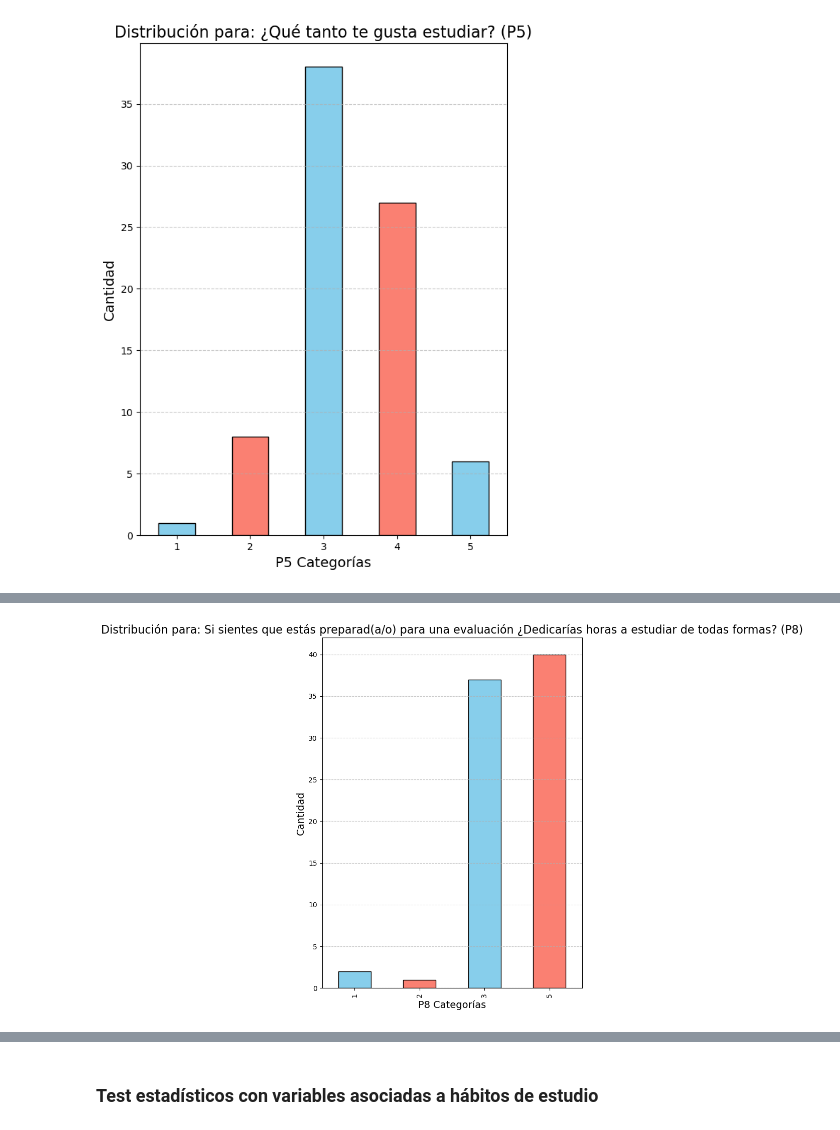
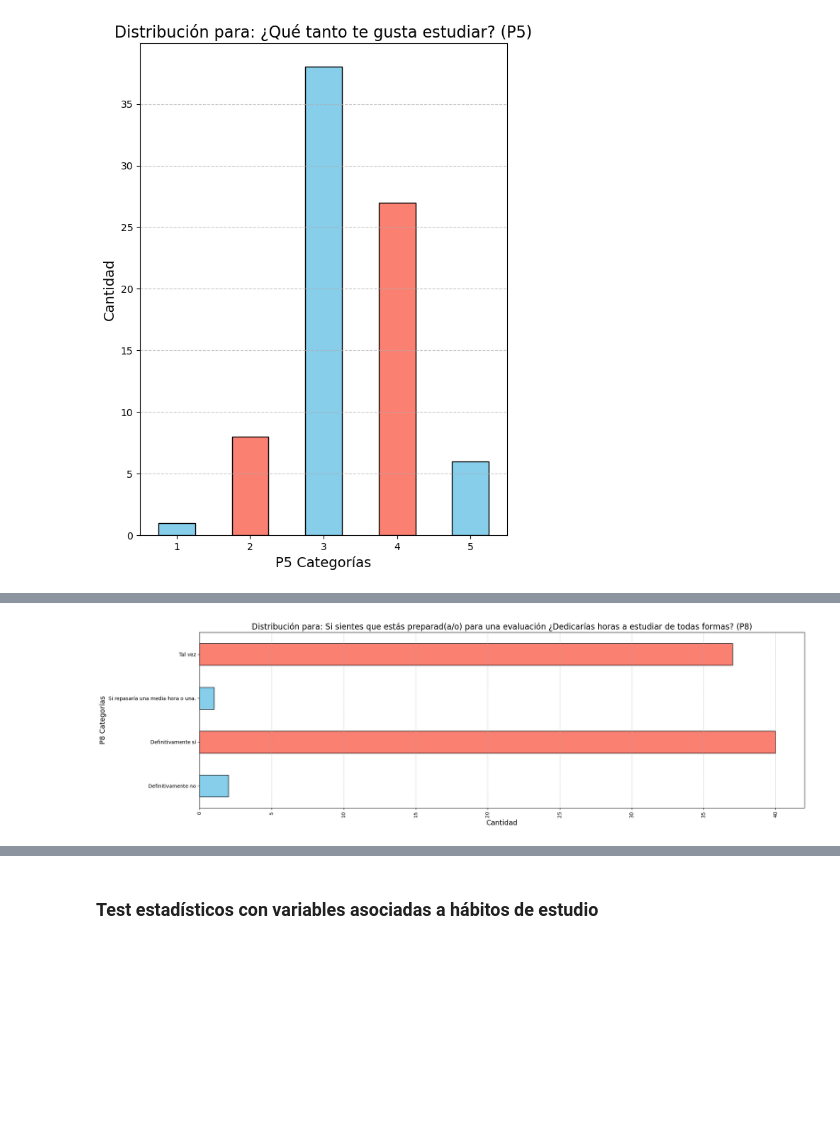
Before and after one commit to iair/taller_ahh1, a Jupyter notebook: notebooks/preprocessing.ipynb, the cells around one changed output, grey strips where cells are left out. Cells and saved outputs as stored; diff of their text form; code cells hidden in the pictures; blank space fills up the shorter version.

```diff
--- a/notebooks/preprocessing.ipynb
+++ b/notebooks/preprocessing.ipynb
@@ -381,15 +383,15 @@ utils.plot_distribution(
 # %%
 # Call the function with P5 as an example
 utils.plot_distribution(
-    df=processed_df,
+    df=encuesta,
     variable_name='P8',
     question_text="Si sientes que estás preparad(a/o) para una evaluación ¿Dedicarías horas a estudiar de todas formas?",
     rotation=90,
-    horizontal=False,
+    #horizontal=False,
+    figsize=(20,6),
     ascending=True
-    #figsize=(20,6)
 )
 # %% [output]
-[figure, old version]
+[figure, new version]
 # %%
 utils.plot_distribution(
```
Also changed, not shown: parts of 16 cells of this notebook, 1 other file.
